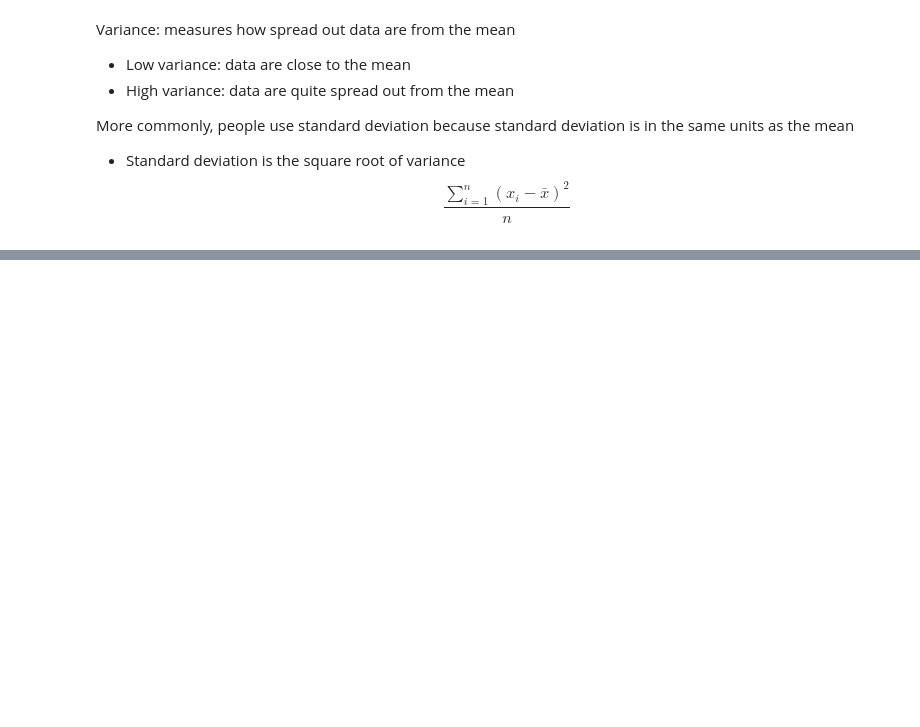
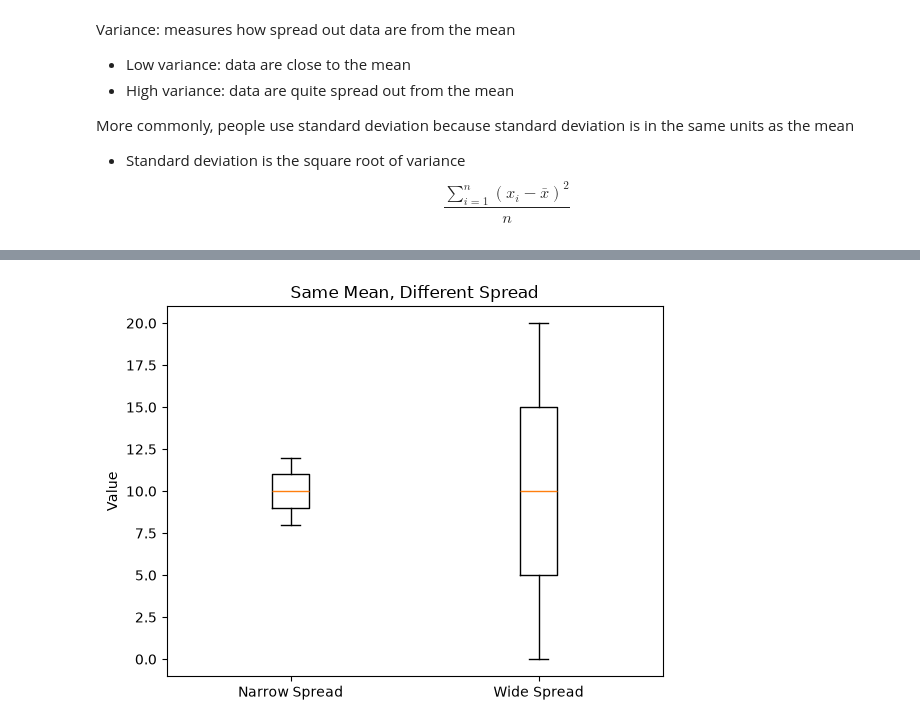
Before and after one commit to MacIsaac-GU-CPSC222/U6-Statistically-Analyzing-Data, a Jupyter notebook: StatsFun/F26_IntroToStats.ipynb, the cells around one changed output, grey strips where cells are left out. Cells and saved outputs as stored; diff of their text form; code cells hidden in the pictures; blank space fills up the shorter version.

```diff
--- a/StatsFun/F26_IntroToStats.ipynb
+++ b/StatsFun/F26_IntroToStats.ipynb
@@ -57,3 +57,15 @@ Variance: measures how spread out data are from the mean
 More commonly, people use standard deviation because standard deviation is in the same units as the mean
 * Standard deviation is the square root of variance
 $$\frac{\sum_{i=1}^{n}(x_i - \bar{x})^2}{n}$$
+# %%
+import pandas as pd
+import matplotlib.pyplot as plt
+import numpy as np
+
+narrow = pd.Series([8,9,10,11,12])
+wide = pd.Series([0,5,10,15,20])
+
+print("Narrow", narrow.mean(), narrow.std(), narrow.max()-narrow.min())
+print("Wide", wide.mean(), wide.std(), wide.max()-wide.min())
+
+narrow.describe()
@@ -60 +96,8 @@ $$\frac{\sum_{i=1}^{n}(x_i - \bar{x})^2}{n}$$
+# %%
+plt.boxplot([narrow, wide], tick_labels=["Narrow Spread", "Wide Spread"])
+plt.ylabel("Value")
+plt.title("Same Mean, Different Spread")
+plt.show()
+# %% [output]
+[figure, added]
 # %%
```
Also changed, not shown: parts of 3 cells of this notebook, 4 other files.
